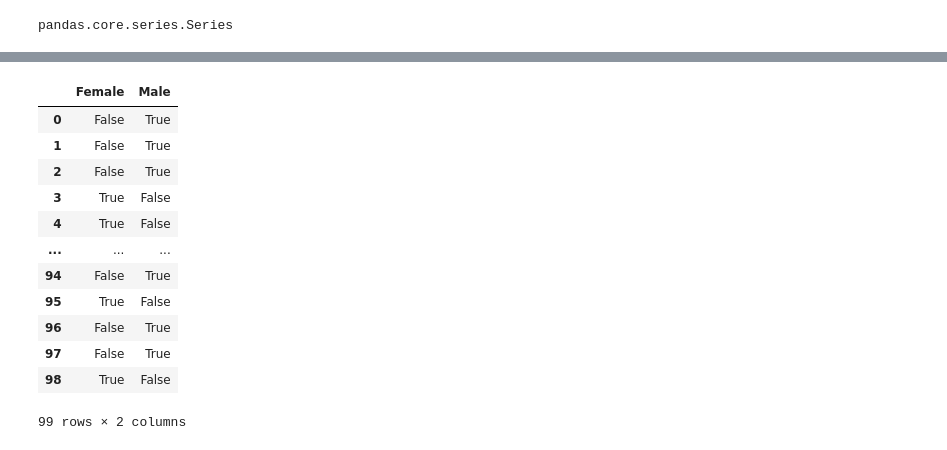
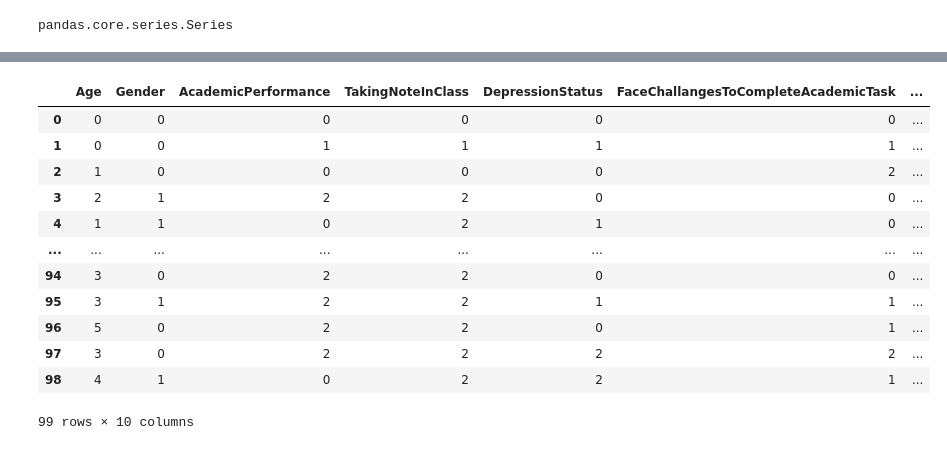
Before and after one commit to Horadmard/Machin_Learning_Project, a Jupyter notebook: Classification.ipynb, the cells around one changed output, grey strips where cells are left out. Cells and saved outputs as stored; diff of their text form; code cells hidden in the pictures.

```diff
--- a/Classification.ipynb
+++ b/Classification.ipynb
@@ -58,32 +66,44 @@ memory usage: 3.3 KB
 # %%
+for col in df:
+    i = 0
+    for uni in df[col].unique():
+        df[col] = df[col].replace({uni: i})
+        i += 1
+
+
+
 # replace 'Male' with 0 and 'Female' with 1
 # df['Gender'] = df['Gender'].replace({'Male': 0, 'Female': 1})
 # df['AcademicPerformance'] = df['AcademicPerformance'].replace({'Below average':1, 'Average':2, 'Good':3, 'Excellent':4})
 # df['TakingNoteInClass'] = df['TakingNoteInClass'].replace({'Yes': 1,'Sometimes':0, 'No':-1})
 # df['DepressionStatus'] = df['DepressionStatus'].replace({'Yes': 1,'Sometimes':0, 'No':-1})
 # df['FaceChallangesToCompleteAcademicTask'] = df['FaceChallangesToCompleteAcademicTask'].replace({'Yes': 1,'Sometimes':0, 'No':-1})
 # df['LikePresentation'] = df['LikePresentation'].replace({'Yes': 1,'No':0})
 # df['NumberOfFriend'] = df['NumberOfFriend'].replace({'NaN':0})
 
 # get the dummies and store it in a variable
-dummies = pd.get_dummies(df['Gender'])
+# dummies = pd.get_dummies(df['Gender'])
+
+
 
 # df.head(10)\
-dummies
+# dummies
+
+df
 # %% [output]
-|  | Female | Male |
-| 0 | False | True |
-| 1 | False | True |
-| 2 | False | True |
-| 3 | True | False |
-| 4 | True | False |
-| ... | ... | ... |
-| 94 | False | True |
-| 95 | True | False |
-| 96 | False | True |
-| 97 | False | True |
-| 98 | True | False |
+|  | Age | Gender | AcademicPerformance | TakingNoteInClass | DepressionStatus | FaceChallangesToCompleteAcademicTask | ... |
+| 0 | 0 | 0 | 0 | 0 | 0 | 0 | ... |
+| 1 | 0 | 0 | 1 | 1 | 1 | 1 | ... |
+| 2 | 1 | 0 | 0 | 0 | 0 | 2 | ... |
+| 3 | 2 | 1 | 2 | 2 | 0 | 0 | ... |
+| 4 | 1 | 1 | 0 | 2 | 1 | 0 | ... |
+| ... | ... | ... | ... | ... | ... | ... | ... |
+| 94 | 3 | 0 | 2 | 2 | 0 | 0 | ... |
+| 95 | 3 | 1 | 2 | 2 | 1 | 1 | ... |
+| 96 | 5 | 0 | 2 | 2 | 0 | 1 | ... |
+| 97 | 3 | 0 | 2 | 2 | 2 | 2 | ... |
+| 98 | 4 | 1 | 0 | 2 | 2 | 1 | ... |
-99 rows × 2 columns
+99 rows × 10 columns
 # %%
 df.plot()
 # %% [output]
```
Also changed, not shown: parts of 4 cells of this notebook.
